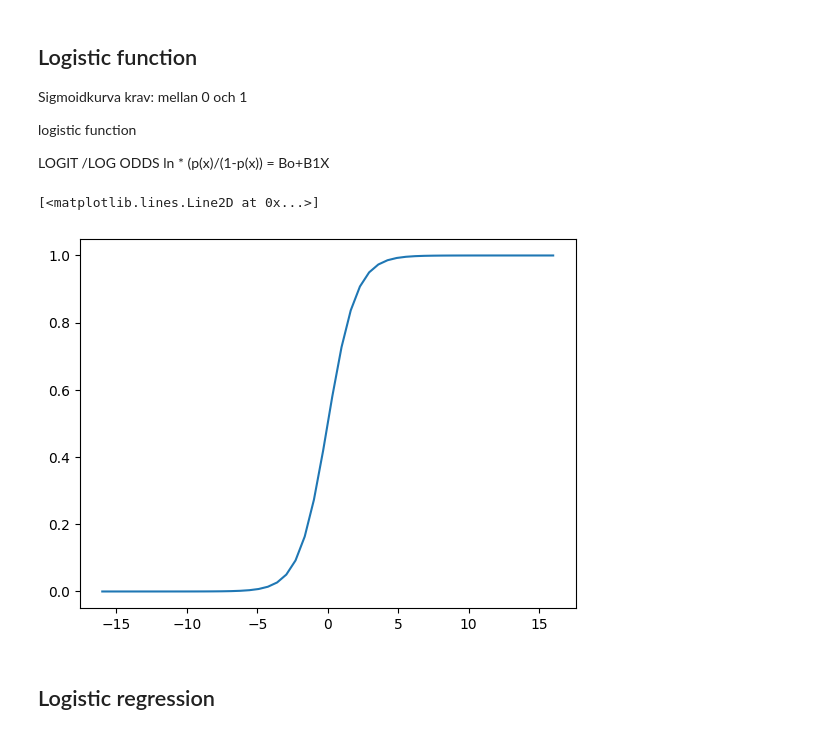
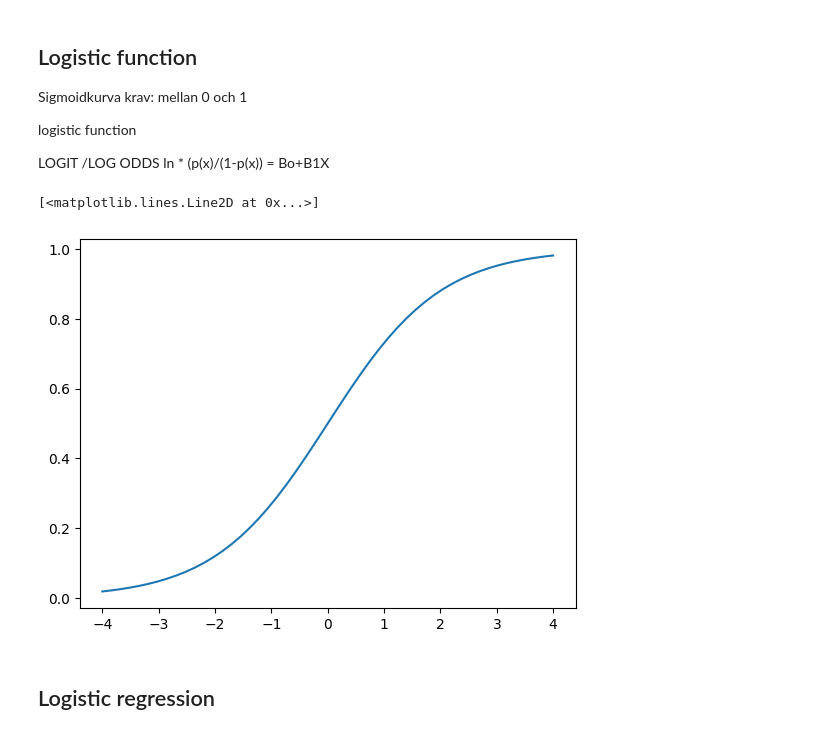
Before and after one commit to wlinds/ITHS-AI22-ML, a Jupyter notebook: Code_along/05_logistic_regression.ipynb, the cells around one changed output. Saved outputs shown, nothing was run; the diff lists cells and outputs as text; code cells hidden in the pictures.

```diff
--- a/Code_along/05_logistic_regression.ipynb
+++ b/Code_along/05_logistic_regression.ipynb
@@ -140,11 +140,11 @@ ln * (p(x)/(1-p(x)) = Bo+B1X
 # %%
 logistic_function = lambda x: np.exp(x)/(1+np.exp(x)) # beta_0 = 0, beta_1 = 1
 # %%
-x=np.linspace(-16,16)
+x=np.linspace(4,-4)
 plt.plot(x, logistic_function(x)) # sigmoid curve s-shaped curve
 # %% [output]
 [<matplotlib.lines.Line2D at 0x...>]
-[figure, old version]
+[figure, new version]
 # %% [markdown]
 ## Logistic regression
 # %%
```
Also changed, not shown: parts of 23 cells of this notebook.
